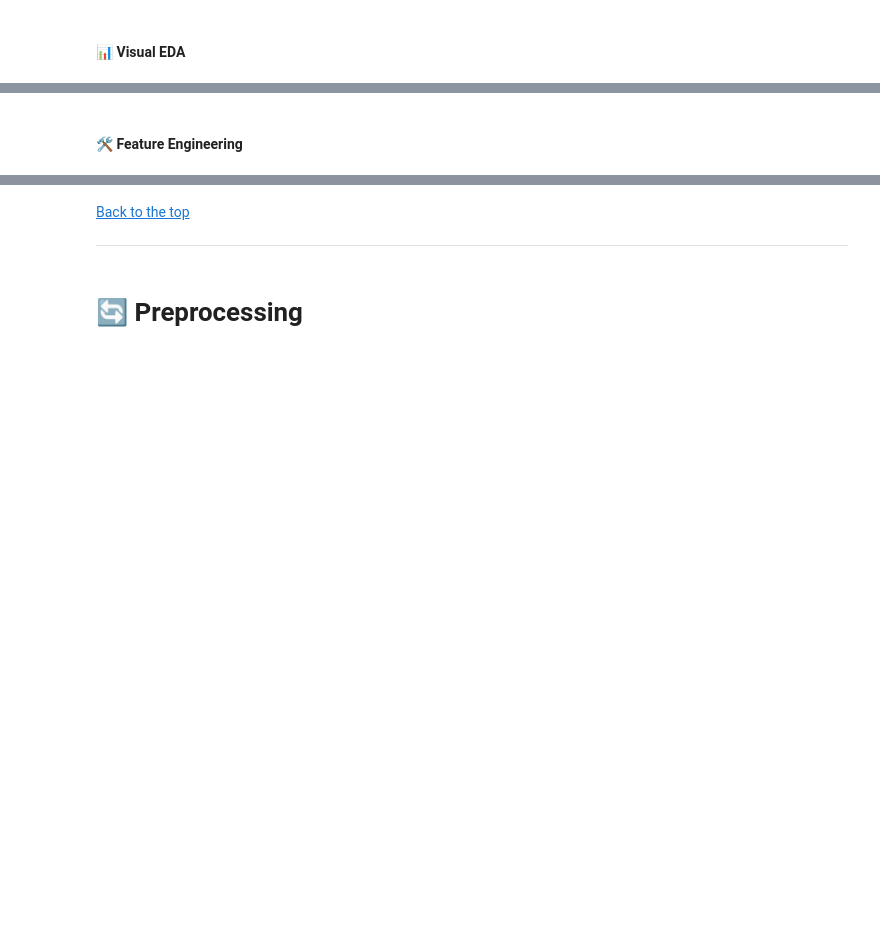
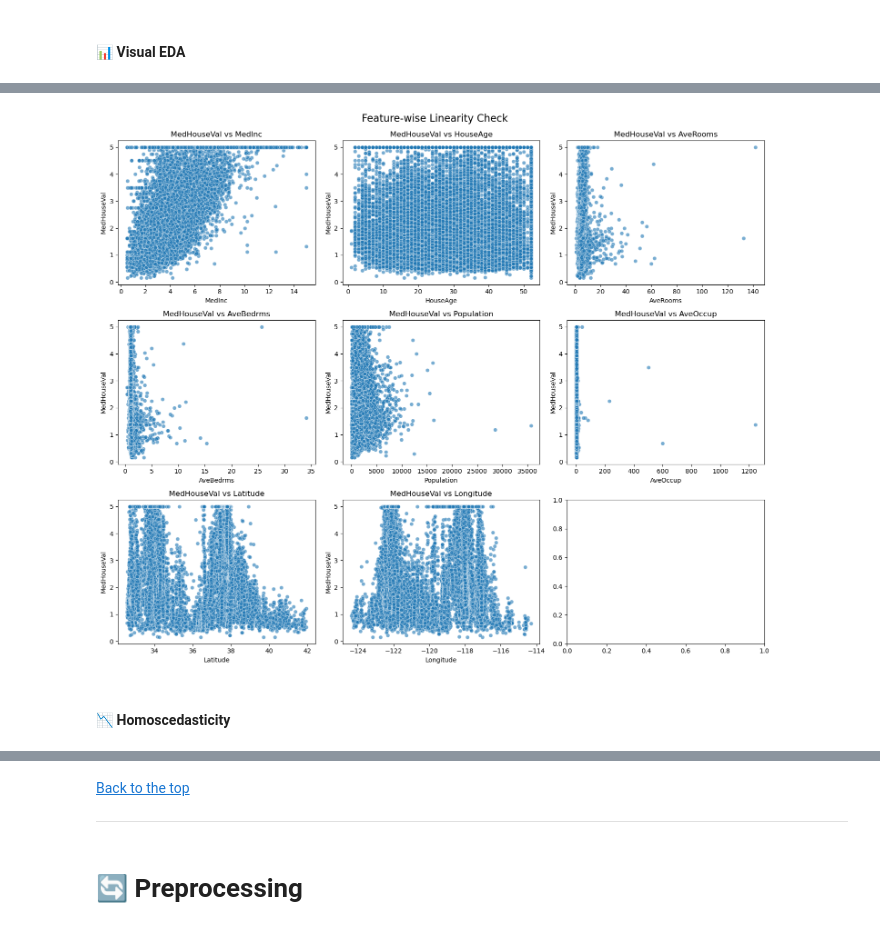
Before and after one commit to ashrithssreddy/ml-toolkit, a Jupyter notebook: Supervised_Learning/regression.ipynb, the cells around one changed output, grey strips where cells are left out. Saved outputs shown, nothing was run; the diff lists cells and outputs as text; code cells hidden in the pictures; blank space fills up the shorter version.

Commit message:
checkpoint

```diff
--- a/Supervised_Learning/regression.ipynb
+++ b/Supervised_Learning/regression.ipynb
@@ -73,0 +74,10 @@ ___
+# %%
+from sklearn.datasets import fetch_california_housing
+import pandas as pd
+
+# Load dataset
+df = fetch_california_housing(as_frame=True).frame
+target_col = 'MedHouseVal'
+
+# Preview dataset
+df.head()
@@ -77,3 +112,26 @@ ___
+# %%
+import matplotlib.pyplot as plt
+import seaborn as sns
+
+# Define X and y using target_col
+X = df.drop(columns=[target_col])
+y = df[target_col]
+
+# Plot each feature vs target
+fig, axes = plt.subplots(nrows=3, ncols=3, figsize=(15, 12))
+axes = axes.flatten()
+
+for idx, col in enumerate(X.columns):
+    sns.scatterplot(x=df[col], y=y, ax=axes[idx], alpha=0.6)
+    axes[idx].set_title(f'{target_col} vs {col}')
+    axes[idx].set_xlabel(col)
+    axes[idx].set_ylabel(target_col)
+
+plt.tight_layout()
+plt.suptitle('Feature-wise Linearity Check', fontsize=16, y=1.02)
+plt.show()
+# %% [output]
+[figure, added]
 # %% [markdown]
-<a id="feature-engineering"></a>
-#### 🛠 Feature Engineering
+<a id="homoscedasticity"></a>
+#### 📉 Homoscedasticity
```
Also changed, not shown: parts of 31 cells of this notebook.
